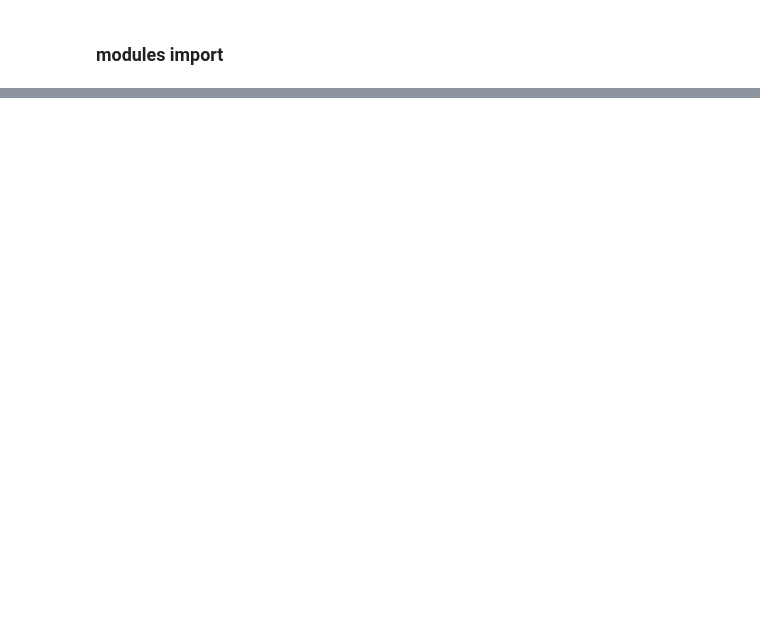
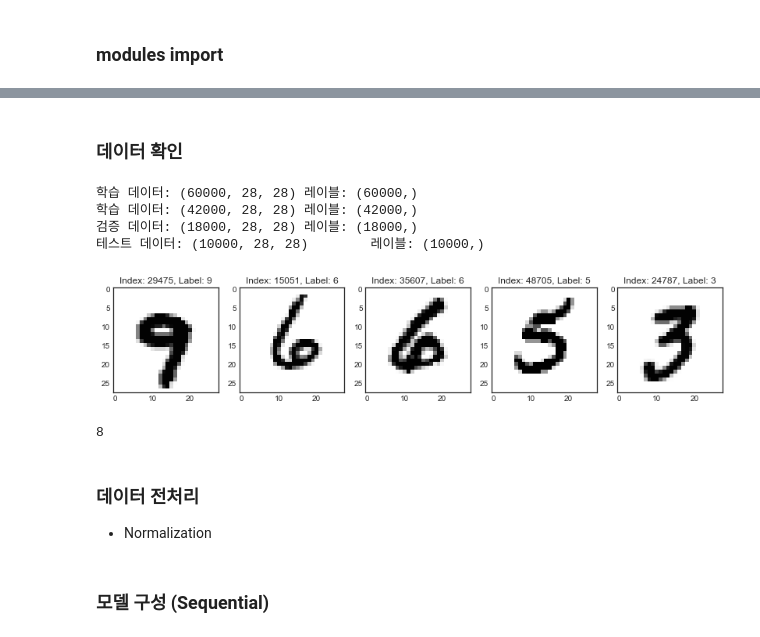
Before and after one commit to DONGRYEOLLEE1/WIL, a Jupyter notebook: WIL_Keras.ipynb, the cells around one changed output, grey strips where cells are left out. Cells and saved outputs as stored; diff of their text form; code cells hidden in the pictures; blank space fills up the shorter version.

```diff
--- a/WIL_Keras.ipynb
+++ b/WIL_Keras.ipynb
@@ -475,3 +632,17 @@ plot_model(model, to_file = 'model6.png')
   <sub>출처: https://www.tensorflow.org/datasets/catalog/mnist</sub>
 # %% [markdown]
 ### modules import
+# %%
+import tensorflow as tf
+from tensorflow.keras.datasets.mnist import load_data
+from tensorflow.keras.models import Sequential
+from tensorflow.keras import models
+from tensorflow.keras.layers import Dense, Input, Flatten
+from tensorflow.keras.utils import to_categorical, plot_model
+
+from sklearn.model_selection import train_test_split
+
+import numpy as np
+import matplotlib.pyplot as plt
+
+plt.style.use('seaborn-white')
@@ -477,0 +654,10 @@ plot_model(model, to_file = 'model6.png')
+# %%
+tf.random.set_seed(111)
+
+(x_train_full, y_train_full), (x_test, y_test) = load_data(path = 'mnist.npz')
+
+x_train, x_val, y_train, y_val = train_test_split(x_train_full, y_train_full,
+                                                 test_size = .3,
+                                                 random_state = 111)
+# %% [markdown]
+### 데이터 확인
@@ -477,0 +668,32 @@ plot_model(model, to_file = 'model6.png')
+# %%
+print('학습 데이터: {}\t레이블: {}'.format(x_train_full.shape, y_train_full.shape))
+print('학습 데이터: {}\t레이블: {}'.format(x_train.shape, y_train.shape))
+print('검증 데이터: {}\t레이블: {}'.format(x_val.shape, y_val.shape))
+print('테스트 데이터: {}\t레이블: {}'.format(x_test.shape, y_test.shape))
+# %% [output]
+학습 데이터: (60000, 28, 28) 레이블: (60000,)
+학습 데이터: (42000, 28, 28) 레이블: (42000,)
+검증 데이터: (18000, 28, 28) 레이블: (18000,)
+테스트 데이터: (10000, 28, 28)        레이블: (10000,)
+# %%
+num_sample = 5
+
+random_idxs = np.random.randint(60000, size = num_sample)
+
+plt.figure(figsize = (14, 8))
+for i, idx in enumerate(random_idxs):
+    img = x_train_full[idx, :]
+    label = y_train_full[idx]
+
+    plt.subplot(1, len(random_idxs), i+1)
+    plt.imshow(img)
+    plt.title('Index: {}, Label: {}'.format(idx, label))
+# %% [output]
+[figure, added]
+# %%
+y_train[0]
+# %% [output]
+8
+# %% [markdown]
+### 데이터 전처리
+- Normalization
@@ -477,0 +711,2 @@ plot_model(model, to_file = 'model6.png')
+# %% [markdown]
+### 모델 구성 (Sequential)
```
Also changed, not shown: parts of 55 cells of this notebook, 3 other files.
